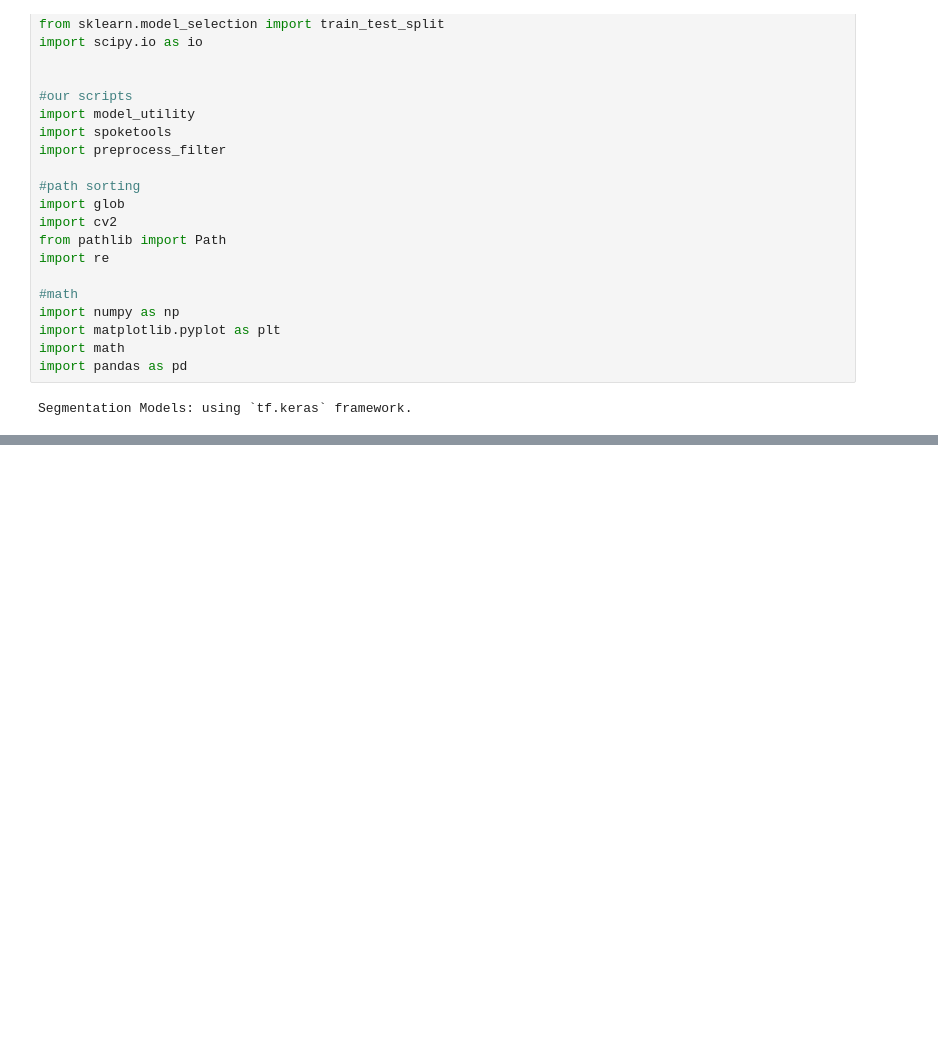
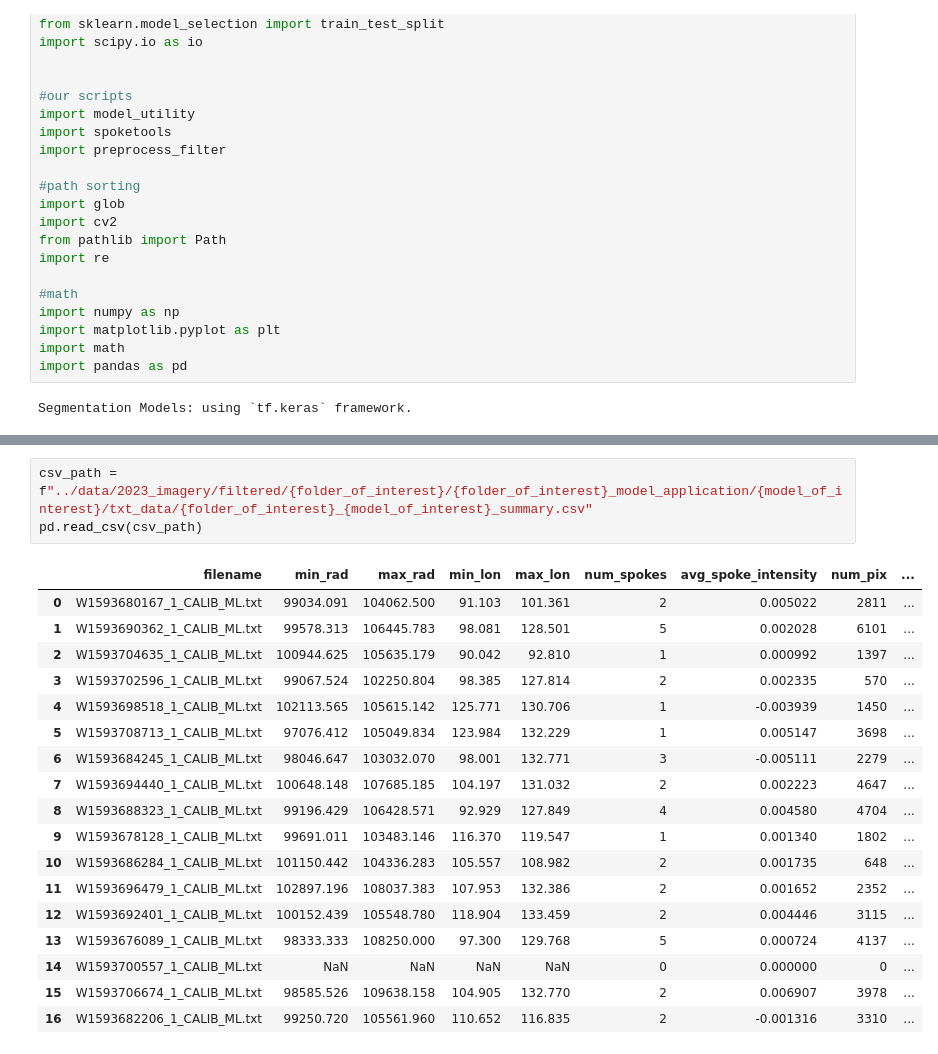
Before and after one commit to Yugadeep/Spokes_ML, a Jupyter notebook: model_application.ipynb, the cells around one changed output, grey strips where cells are left out. Saved outputs shown, nothing was run; the diff lists cells and outputs as text; blank space fills up the shorter version.

```diff
--- a/model_application.ipynb
+++ b/model_application.ipynb
@@ -178,0 +207,22 @@ for model_result,rpjb_path in zip(model_results, rpjb_path):
+# %%
+csv_path = f"../data/2023_imagery/filtered/{folder_of_interest}/{folder_of_interest}_model_application/{model_of_interest}/txt_data/{folder_of_interest}_{model_of_interest}_summary.csv"
+pd.read_csv(csv_path)
+# %% [output]
+|  | filename | min_rad | max_rad | min_lon | max_lon | num_spokes | avg_spoke_intensity | num_pix | ... |
+| 0 | W1593680167_1_CALIB_ML.txt | 99034.091 | 104062.500 | 91.103 | 101.361 | 2 | 0.005022 | 2811 | ... |
+| 1 | W1593690362_1_CALIB_ML.txt | 99578.313 | 106445.783 | 98.081 | 128.501 | 5 | 0.002028 | 6101 | ... |
+| 2 | W1593704635_1_CALIB_ML.txt | 100944.625 | 105635.179 | 90.042 | 92.810 | 1 | 0.000992 | 1397 | ... |
+| 3 | W1593702596_1_CALIB_ML.txt | 99067.524 | 102250.804 | 98.385 | 127.814 | 2 | 0.002335 | 570 | ... |
+| 4 | W1593698518_1_CALIB_ML.txt | 102113.565 | 105615.142 | 125.771 | 130.706 | 1 | -0.003939 | 1450 | ... |
+| 5 | W1593708713_1_CALIB_ML.txt | 97076.412 | 105049.834 | 123.984 | 132.229 | 1 | 0.005147 | 3698 | ... |
+| 6 | W1593684245_1_CALIB_ML.txt | 98046.647 | 103032.070 | 98.001 | 132.771 | 3 | -0.005111 | 2279 | ... |
+| 7 | W1593694440_1_CALIB_ML.txt | 100648.148 | 107685.185 | 104.197 | 131.032 | 2 | 0.002223 | 4647 | ... |
+| 8 | W1593688323_1_CALIB_ML.txt | 99196.429 | 106428.571 | 92.929 | 127.849 | 4 | 0.004580 | 4704 | ... |
+| 9 | W1593678128_1_CALIB_ML.txt | 99691.011 | 103483.146 | 116.370 | 119.547 | 1 | 0.001340 | 1802 | ... |
+| 10 | W1593686284_1_CALIB_ML.txt | 101150.442 | 104336.283 | 105.557 | 108.982 | 2 | 0.001735 | 648 | ... |
+| 11 | W1593696479_1_CALIB_ML.txt | 102897.196 | 108037.383 | 107.953 | 132.386 | 2 | 0.001652 | 2352 | ... |
+| 12 | W1593692401_1_CALIB_ML.txt | 100152.439 | 105548.780 | 118.904 | 133.459 | 2 | 0.004446 | 3115 | ... |
+| 13 | W1593676089_1_CALIB_ML.txt | 98333.333 | 108250.000 | 97.300 | 129.768 | 5 | 0.000724 | 4137 | ... |
+| 14 | W1593700557_1_CALIB_ML.txt | NaN | NaN | NaN | NaN | 0 | 0.000000 | 0 | ... |
+| 15 | W1593706674_1_CALIB_ML.txt | 98585.526 | 109638.158 | 104.905 | 132.770 | 2 | 0.006907 | 3978 | ... |
+| 16 | W1593682206_1_CALIB_ML.txt | 99250.720 | 105561.960 | 110.652 | 116.835 | 2 | -0.001316 | 3310 | ... |
```
Also changed, not shown: parts of 15 cells of this notebook, 7 other files.
